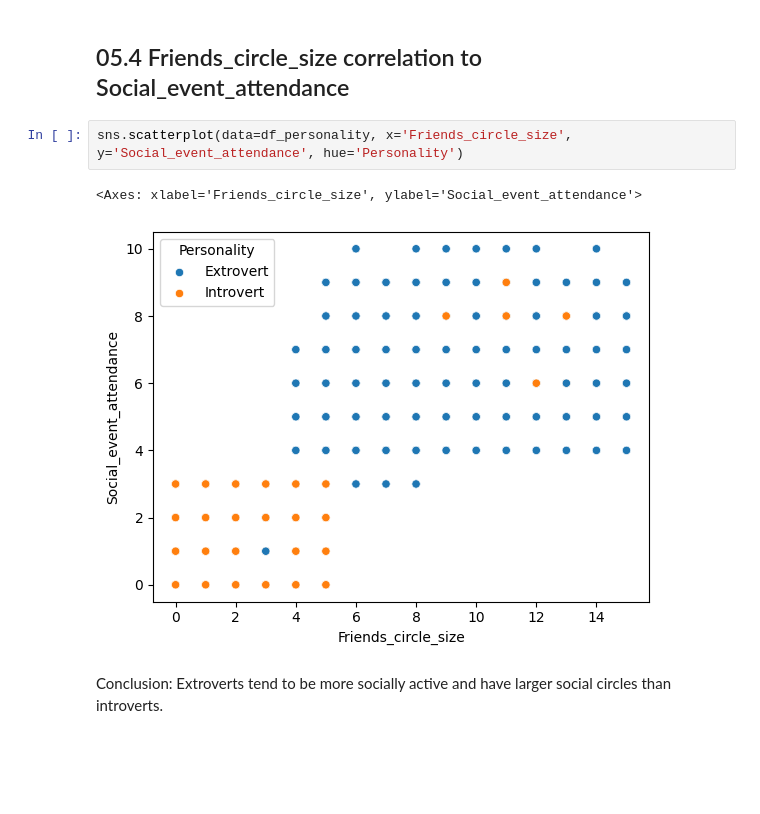
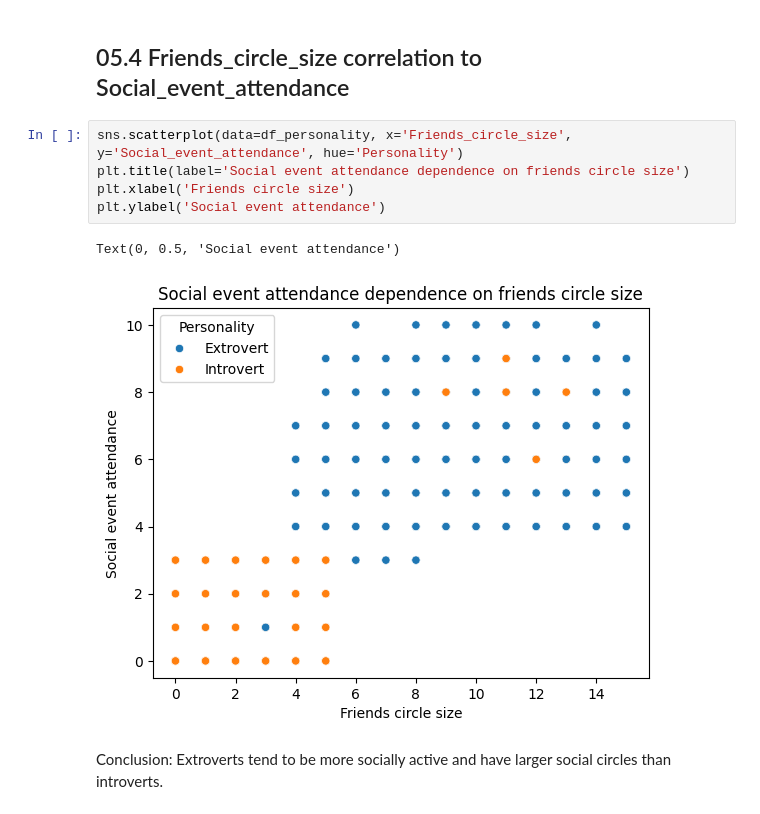
Before and after one commit to stanislavkuca/data-analysis-project-personality-types, a Jupyter notebook: project_personality_types.ipynb, the cells around one changed output. Saved outputs shown, nothing was run; the diff lists cells and outputs as text; blank space fills up the shorter version.

```diff
--- a/project_personality_types.ipynb
+++ b/project_personality_types.ipynb
@@ -190,9 +195,12 @@ Conclusion: Introverts tend to spend more time alone than extroverts and have a
 ## 05.4 Friends_circle_size correlation to Social_event_attendance
 # %%
 sns.scatterplot(data=df_personality, x='Friends_circle_size', y='Social_event_attendance', hue='Personality')
+plt.title(label='Social event attendance dependence on friends circle size')
+plt.xlabel('Friends circle size')
+plt.ylabel('Social event attendance')
 # %% [output]
-<Axes: xlabel='Friends_circle_size', ylabel='Social_event_attendance'>
+Text(0, 0.5, 'Social event attendance')
-[figure, old version]
+[figure, new version]
 # %% [markdown]
 Conclusion: Extroverts tend to be more socially active and have larger social circles than introverts.
 # %% [markdown]
```
Also changed, not shown: parts of 4 cells of this notebook.
